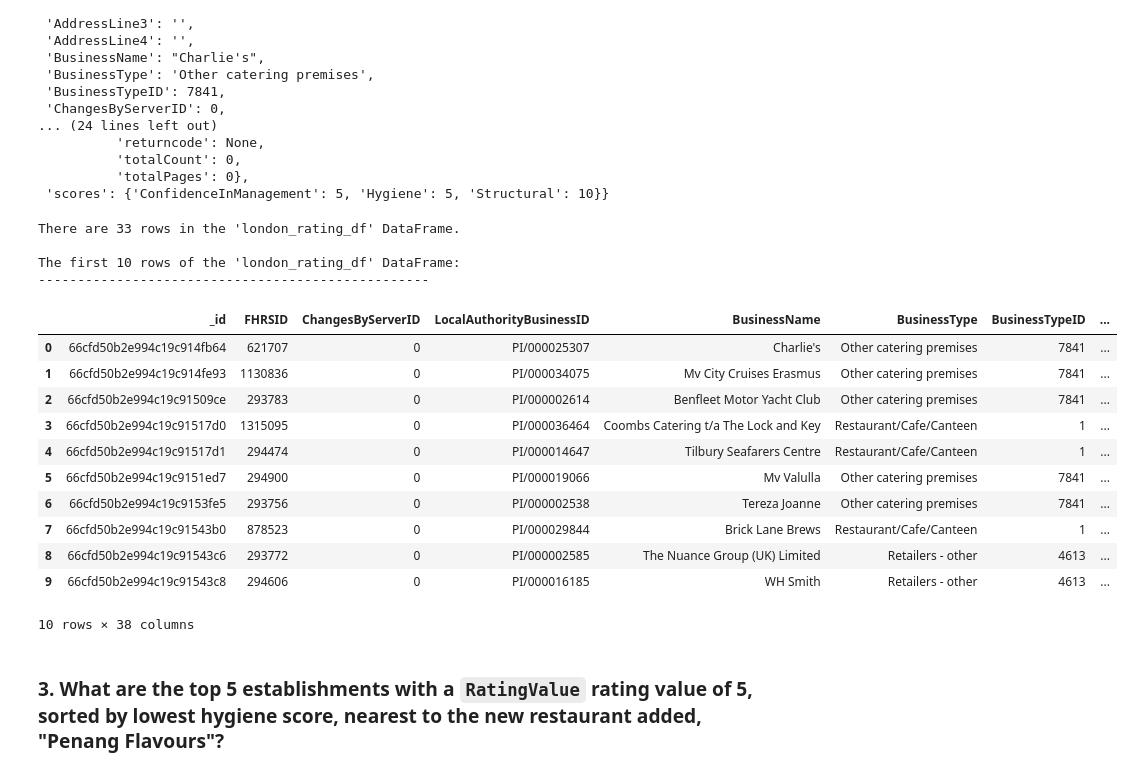
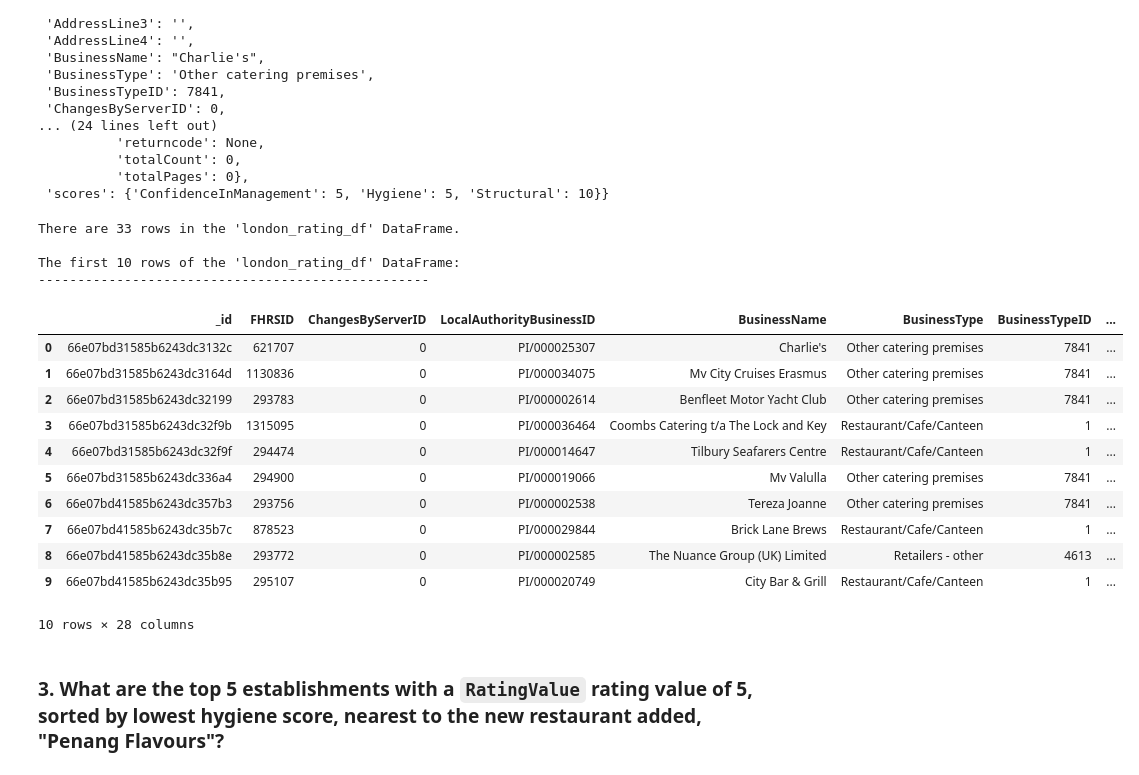
Before and after one commit to sabegg2/nosql-challenge, a Jupyter notebook: NoSQL_analysis.ipynb, the cells around one changed output. Saved outputs shown, nothing was run; the diff lists cells and outputs as text; code cells hidden in the pictures.

```diff
--- a/NoSQL_analysis.ipynb
+++ b/NoSQL_analysis.ipynb
@@ -94,13 +95,13 @@ The first 10 rows of the 'hygiene_df' DataFrame:
 # %%
 # Find the establishments with London as the Local Authority and has a RatingValue greater than or equal to 4.
 # The London Local Authority has a longer name than "London" so need to use $regex as part of the search.
-query = {'LocalAuthorityName':{'$regex': 'London'}, 'RatingValue' : {'$gte':4}}
+query = {'LocalAuthorityName':{'$regex': 'London'}, 'RatingValue':{'$gte':4}}
 
 # Use count_documents to display the number of documents in the result
 print(f"There are {establishments.count_documents(query)} establishments in London with a RatingValue greater than or equal to 4.")
 
 # Display the first document in the results using pprint
-results = establishments.find(query)
+results = list(establishments.find(query))
 print("")
 print("The first document is:")
 print("-"*50)
@@ -125,33 +126,33 @@ The first document is:
  'scores': {'ConfidenceInManagement': 5, 'Hygiene': 5, 'Structural': 10}}
 # %%
 # Convert the result to a Pandas DataFrame
-london_rating_df = pd.json_normalize(results)
+london_rating_df = pd.DataFrame(results)
 
 # Display the number of rows in the DataFrame
 print(f"There are {len(london_rating_df)} rows in the 'london_rating_df' DataFrame.")
 print("")
 
 # Display the first 10 rows of the DataFrame
 print(f"The first 10 rows of the 'london_rating_df' DataFrame:")
 print("-"*50)
 london_rating_df.head(10)
 # %% [output]
 There are 33 rows in the 'london_rating_df' DataFrame.
 
 The first 10 rows of the 'london_rating_df' DataFrame:
 --------------------------------------------------
 |  | _id | FHRSID | ChangesByServerID | LocalAuthorityBusinessID | BusinessName | BusinessType | BusinessTypeID | ... |
-| 0 | 66cfd50b2e994c19c914fb64 | 621707 | 0 | PI/000025307 | Charlie's | Other catering premises | 7841 | ... |
-| 1 | 66cfd50b2e994c19c914fe93 | 1130836 | 0 | PI/000034075 | Mv City Cruises Erasmus | Other catering premises | 7841 | ... |
-| 2 | 66cfd50b2e994c19c91509ce | 293783 | 0 | PI/000002614 | Benfleet Motor Yacht Club | Other catering premises | 7841 | ... |
-| 3 | 66cfd50b2e994c19c91517d0 | 1315095 | 0 | PI/000036464 | Coombs Catering t/a The Lock and Key | Restaurant/Cafe/Canteen | 1 | ... |
-| 4 | 66cfd50b2e994c19c91517d1 | 294474 | 0 | PI/000014647 | Tilbury Seafarers Centre | Restaurant/Cafe/Canteen | 1 | ... |
-| 5 | 66cfd50b2e994c19c9151ed7 | 294900 | 0 | PI/000019066 | Mv Valulla | Other catering premises | 7841 | ... |
-| 6 | 66cfd50b2e994c19c9153fe5 | 293756 | 0 | PI/000002538 | Tereza Joanne | Other catering premises | 7841 | ... |
-| 7 | 66cfd50b2e994c19c91543b0 | 878523 | 0 | PI/000029844 | Brick Lane Brews | Restaurant/Cafe/Canteen | 1 | ... |
-| 8 | 66cfd50b2e994c19c91543c6 | 293772 | 0 | PI/000002585 | The Nuance Group (UK) Limited | Retailers - other | 4613 | ... |
-| 9 | 66cfd50b2e994c19c91543c8 | 294606 | 0 | PI/000016185 | WH Smith | Retailers - other | 4613 | ... |
+| 0 | 66e07bd31585b6243dc3132c | 621707 | 0 | PI/000025307 | Charlie's | Other catering premises | 7841 | ... |
+| 1 | 66e07bd31585b6243dc3164d | 1130836 | 0 | PI/000034075 | Mv City Cruises Erasmus | Other catering premises | 7841 | ... |
+| 2 | 66e07bd31585b6243dc32199 | 293783 | 0 | PI/000002614 | Benfleet Motor Yacht Club | Other catering premises | 7841 | ... |
+| 3 | 66e07bd31585b6243dc32f9b | 1315095 | 0 | PI/000036464 | Coombs Catering t/a The Lock and Key | Restaurant/Cafe/Canteen | 1 | ... |
+| 4 | 66e07bd31585b6243dc32f9f | 294474 | 0 | PI/000014647 | Tilbury Seafarers Centre | Restaurant/Cafe/Canteen | 1 | ... |
+| 5 | 66e07bd31585b6243dc336a4 | 294900 | 0 | PI/000019066 | Mv Valulla | Other catering premises | 7841 | ... |
+| 6 | 66e07bd41585b6243dc357b3 | 293756 | 0 | PI/000002538 | Tereza Joanne | Other catering premises | 7841 | ... |
+| 7 | 66e07bd41585b6243dc35b7c | 878523 | 0 | PI/000029844 | Brick Lane Brews | Restaurant/Cafe/Canteen | 1 | ... |
+| 8 | 66e07bd41585b6243dc35b8e | 293772 | 0 | PI/000002585 | The Nuance Group (UK) Limited | Retailers - other | 4613 | ... |
+| 9 | 66e07bd41585b6243dc35b95 | 295107 | 0 | PI/000020749 | City Bar & Grill | Restaurant/Cafe/Canteen | 1 | ... |
-10 rows × 38 columns
+10 rows × 28 columns
 # %% [markdown]
 ### 3. What are the top 5 establishments with a `RatingValue` rating value of 5, sorted by lowest hygiene score, nearest to the new restaurant added, "Penang Flavours"?
 # %%
```
Also changed, not shown: parts of 5 cells of this notebook, 1 other file.
